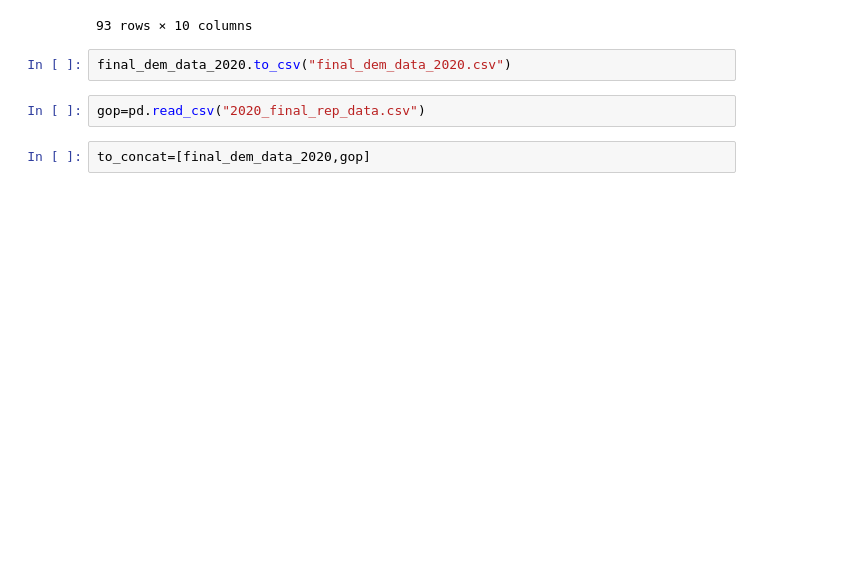
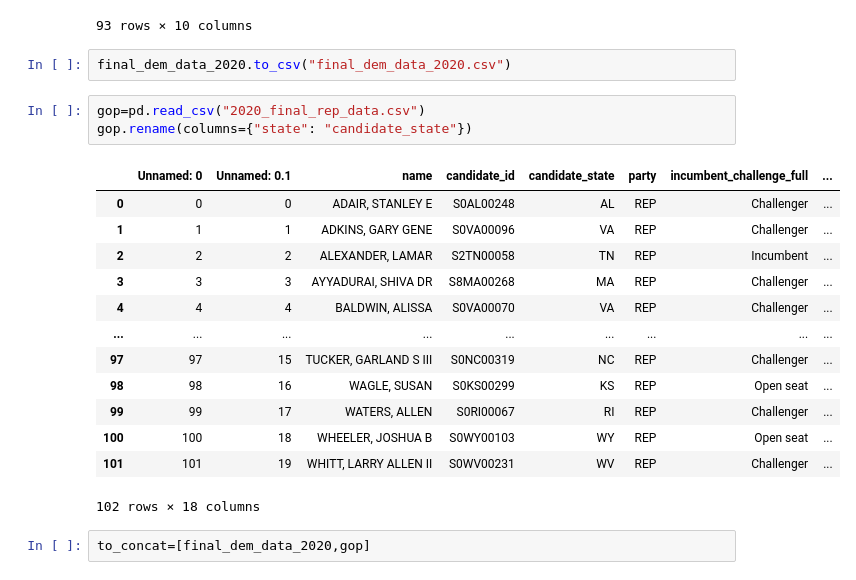
Before and after one commit to flopezjr/5-blue-json-mraz, a Jupyter notebook: 2020_dem_fiance_merge.ipynb, the cells around one changed output. Drawn from its saved outputs; the diff is of its cells as text; blank space fills up the shorter version.

Commit message:
fixed all candidate file

```diff
--- a/2020_dem_fiance_merge.ipynb
+++ b/2020_dem_fiance_merge.ipynb
@@ -114,6 +114,21 @@ final_dem_data_2020
 final_dem_data_2020.to_csv("final_dem_data_2020.csv")
 # %%
 gop=pd.read_csv("2020_final_rep_data.csv")
+gop.rename(columns={"state": "candidate_state"})
+# %% [output]
+|  | Unnamed: 0 | Unnamed: 0.1 | name | candidate_id | candidate_state | party | incumbent_challenge_full | ... |
+| 0 | 0 | 0 | ADAIR, STANLEY E | S0AL00248 | AL | REP | Challenger | ... |
+| 1 | 1 | 1 | ADKINS, GARY GENE | S0VA00096 | VA | REP | Challenger | ... |
+| 2 | 2 | 2 | ALEXANDER, LAMAR | S2TN00058 | TN | REP | Incumbent | ... |
+| 3 | 3 | 3 | AYYADURAI, SHIVA DR | S8MA00268 | MA | REP | Challenger | ... |
+| 4 | 4 | 4 | BALDWIN, ALISSA | S0VA00070 | VA | REP | Challenger | ... |
+| ... | ... | ... | ... | ... | ... | ... | ... | ... |
+| 97 | 97 | 15 | TUCKER, GARLAND S III | S0NC00319 | NC | REP | Challenger | ... |
+| 98 | 98 | 16 | WAGLE, SUSAN | S0KS00299 | KS | REP | Open seat | ... |
+| 99 | 99 | 17 | WATERS, ALLEN | S0RI00067 | RI | REP | Challenger | ... |
+| 100 | 100 | 18 | WHEELER, JOSHUA B | S0WY00103 | WY | REP | Open seat | ... |
+| 101 | 101 | 19 | WHITT, LARRY ALLEN II | S0WV00231 | WV | REP | Challenger | ... |
+102 rows × 18 columns
 # %%
 to_concat=[final_dem_data_2020,gop]
 # %%
```
Also changed, not shown: parts of 1 cell of this notebook, 3 other files.
